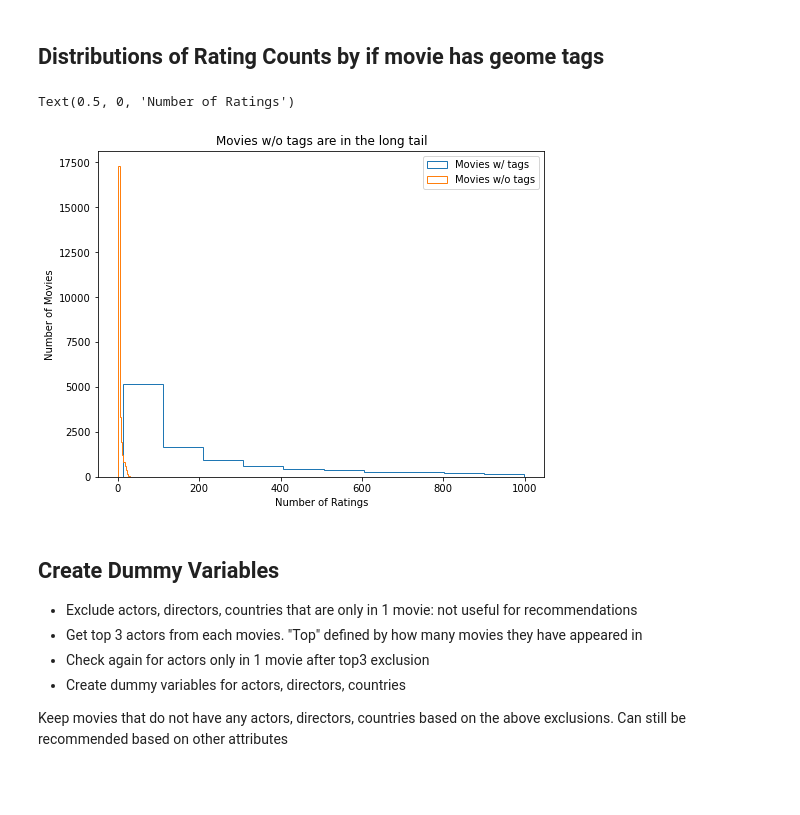
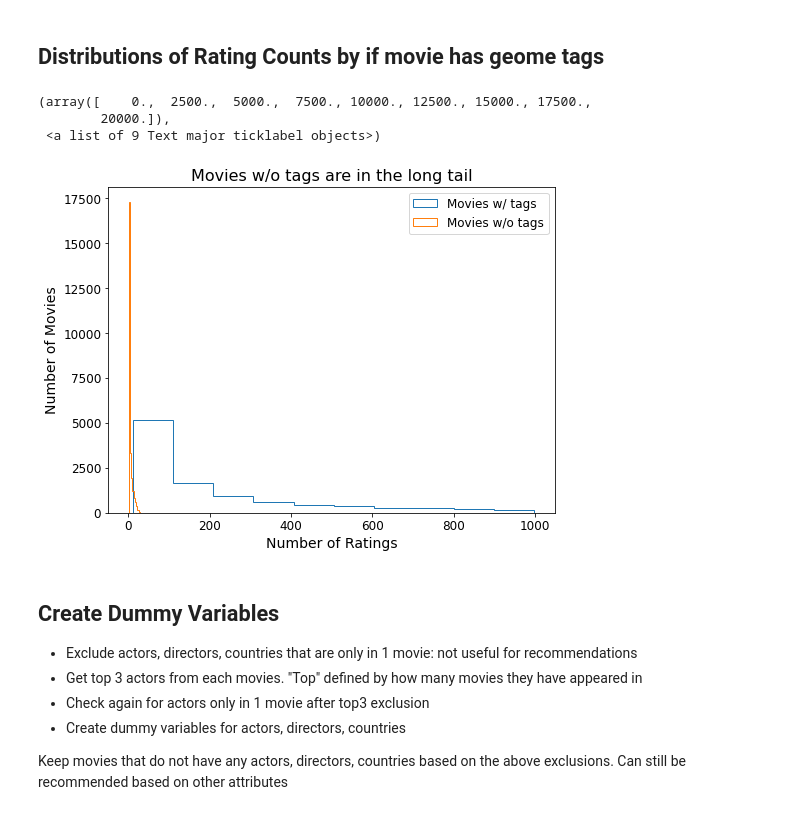
Before and after one commit to GovindBhala/DS5500-Movie-Recommendation-System, a Jupyter notebook: recommendation data exploration.ipynb, the cells around one changed output. Drawn from its saved outputs; the diff is of its cells as text; code cells hidden in the pictures; blank space fills up the shorter version.

```diff
--- a/recommendation data exploration.ipynb
+++ b/recommendation data exploration.ipynb
@@ -824,17 +824,21 @@ ax = barplot(prod_rated.tail(10), 'production_company', 'weighted_avg',
 # %%
 ax, fig = plt.subplots(figsize = (8,6))
 tagged_movies = tags.movieId.unique()
 plt.hist(movie_ratings[(movie_ratings.movieId.isin(tagged_movies)) & (movie_ratings.cnt < 1000)].cnt,
          label = 'Movies w/ tags', histtype = 'step')
 plt.hist(movie_ratings[(~movie_ratings.movieId.isin(tagged_movies)) & (movie_ratings.cnt < 1000)].cnt,
          label = 'Movies w/o tags', histtype = 'step')
-plt.legend()
-plt.title('Movies w/o tags are in the long tail')
-plt.ylabel('Number of Movies')
-plt.xlabel('Number of Ratings')
+plt.legend(prop={'size': 12})
+plt.title('Movies w/o tags are in the long tail', size = 16)
+plt.ylabel('Number of Movies', size = 14)
+plt.xlabel('Number of Ratings', size = 14)
+plt.xticks(size = 12)
+plt.yticks(size = 12)
 # %% [output]
-Text(0.5, 0, 'Number of Ratings')
+(array([    0.,  2500.,  5000.,  7500., 10000., 12500., 15000., 17500.,
+        20000.]),
+ <a list of 9 Text major ticklabel objects>)
-[figure, old version]
+[figure, new version]
 # %% [markdown]
 ## Create Dummy Variables
 - Exclude actors, directors, countries that are only in 1 movie: not useful for recommendations
```
Also changed, not shown: parts of 7 cells of this notebook, 2 other files.
